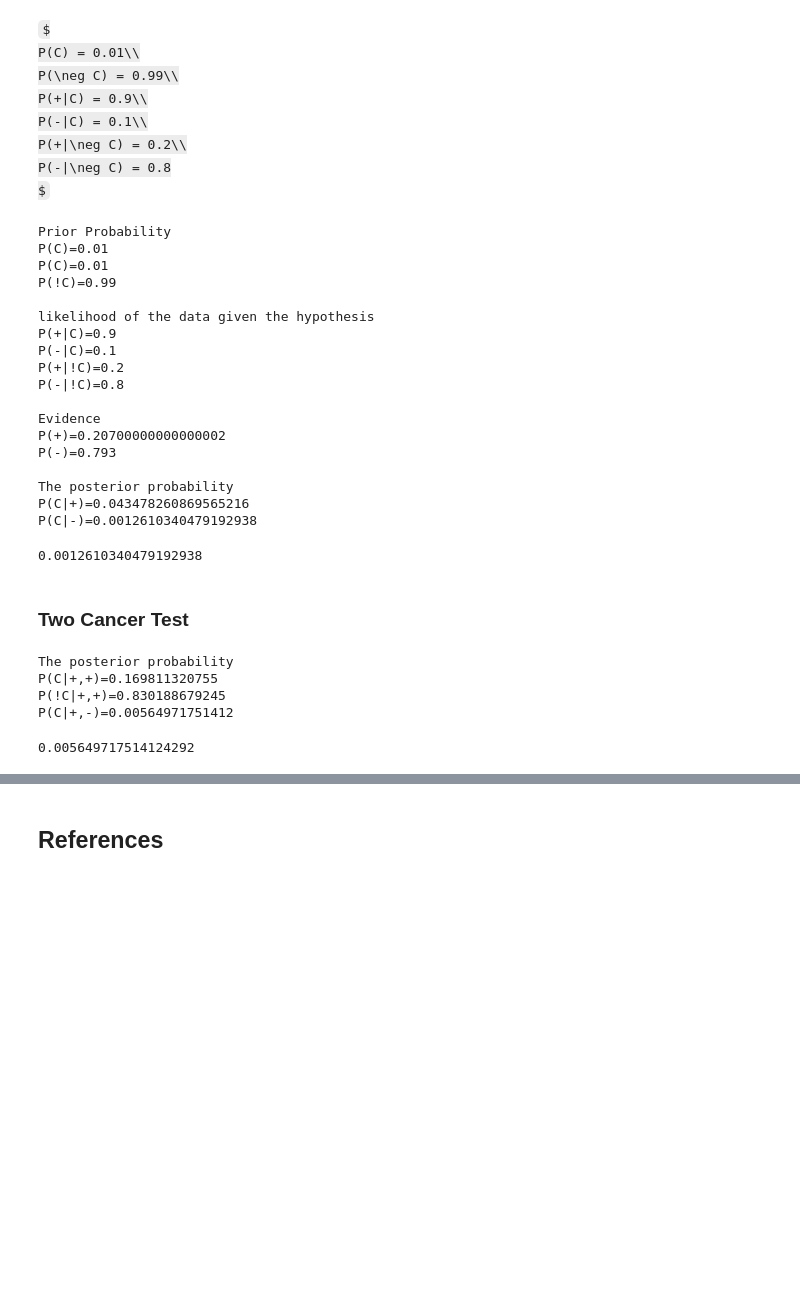
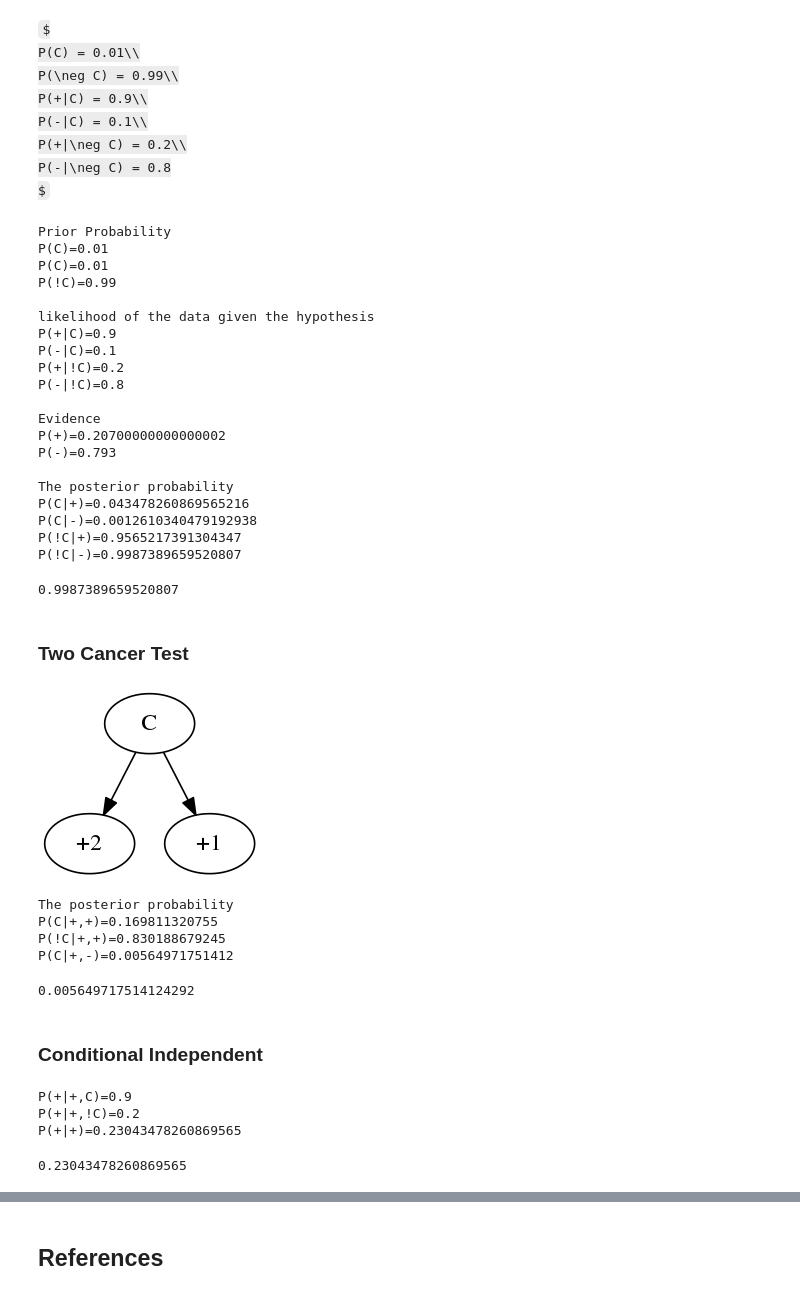
Before and after one commit to xmnlab/notebooks, a Jupyter notebook: probability/Bayesian Networks.ipynb, the cells around one changed output, grey strips where cells are left out. Saved outputs shown, nothing was run; the diff lists cells and outputs as text; code cells hidden in the pictures; some formulas as TeX source; blank space fills up the shorter version.

```diff
--- a/probability/Bayesian Networks.ipynb
+++ b/probability/Bayesian Networks.ipynb
@@ -230,6 +326,8 @@ print('\nThe posterior probability')
 P = bnet.posterior
 P(of='C', given='+')
 P(of='C', given='-')
+P(of='!C', given='+')
+P(of='!C', given='-')
 # %% [output]
 Prior Probability
 P(C)=0.01
@@ -249,9 +347,18 @@ P(-)=0.793
 The posterior probability
 P(C|+)=0.043478260869565216
 P(C|-)=0.0012610340479192938
+P(!C|+)=0.9565217391304347
+P(!C|-)=0.9987389659520807
-0.0012610340479192938
+0.9987389659520807
 # %% [markdown]
 ### Two Cancer Test
+# %%
+# Graphs
+
+graph = [('C', '+1'), ('C', '+2')]
+draw_graph(graph)
+# %% [output]
+[figure, added]
 # %%
 print('\nThe posterior probability')
 P = bnet.posterior
@@ -265,3 +372,17 @@ P(C|+,+)=0.169811320755
 P(!C|+,+)=0.830188679245
 P(C|+,-)=0.00564971751412
 0.005649717514124292
+# %% [markdown]
+### Conditional Independent
+# %%
+P = bnet.conditional_independent
+P('+|+,C', '+|C')
+P('+|+,!C', '+|!C')
+
+P = bnet.p_total
+P(of='+', given='+')
+# %% [output]
+P(+|+,C)=0.9
+P(+|+,!C)=0.2
+P(+|+)=0.23043478260869565
+0.23043478260869565
```
Also changed, not shown: parts of 12 cells of this notebook.
